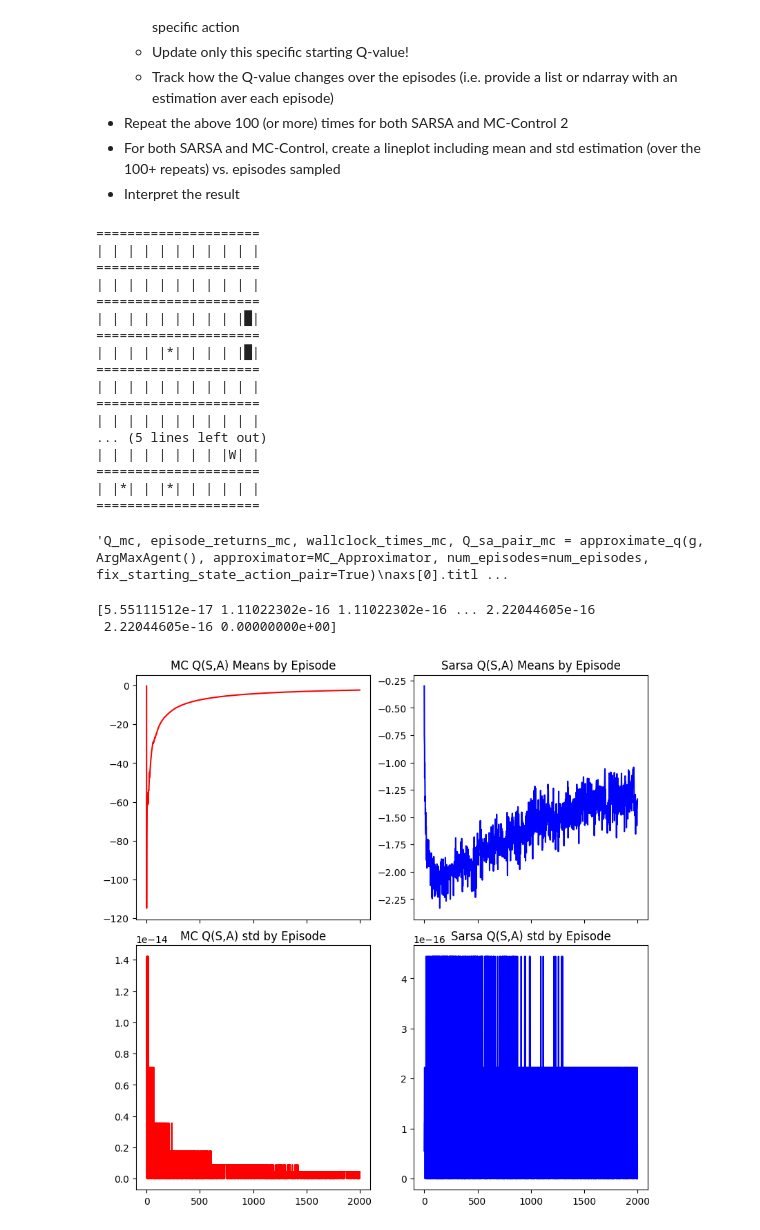
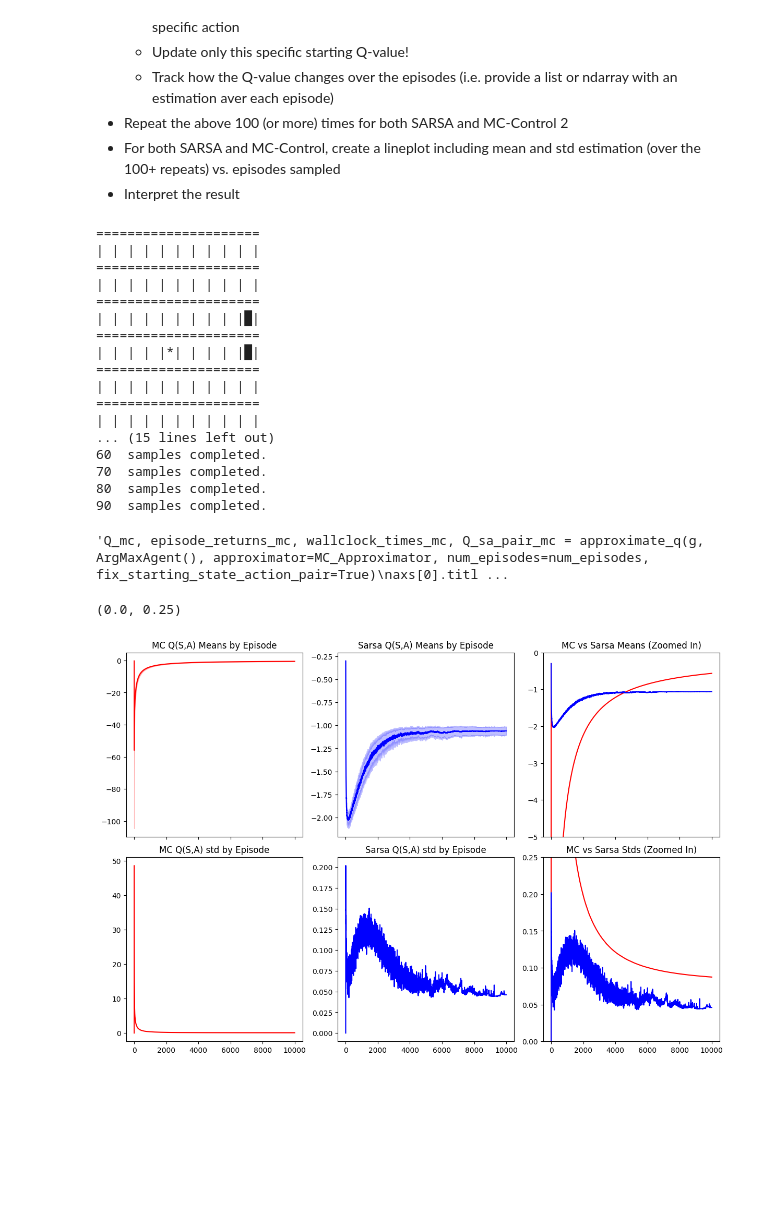
Before and after one commit to syntactic/DeepReinforcementLearning, a Jupyter notebook: Group9_HW3_solution.ipynb, the cells around one changed output. Drawn from its saved outputs; the diff is of its cells as text; code cells hidden in the pictures; blank space fills up the shorter version.

Commit message:
Several final updates by Celine, for getting the mean and standard deviations across 100 samples, with 10000 episodes, and interpreting the data.

```diff
--- a/Group9_HW3_solution.ipynb
+++ b/Group9_HW3_solution.ipynb
@@ -542,14 +387,0 @@ def approximate_q_sarsa(gridworld: GridWorld, agent: Agent, gamma=0.95, alpha=0.
-# %%
-"""Test approximate_q"""
-random.seed(0)
-height = 8
-width = 8
-num_episodes = 5000
-g = GridWorld(height, width, complex=True)
-print(g) # print the gridworld
-
-# here, returns is an average return value over the entire grid for each episode.
-# (ex. returns[0] is the avg. return from ep 1, returns[1] is the avg. return from ep 2)
-#(Q, returns, times) = approximate_q_mc(g, ArgMaxAgent(), num_episodes=num_episodes, track=True)
-
-(Q, returns, times) = approximate_q_sarsa(g, ArgMaxAgent(), num_episodes=num_episodes, track=True)
@@ -834,12 +651,12 @@ import numpy as np
 
 height = 10
 width = 10
-num_episodes = 2000
+num_episodes = 10000
 g = GridWorld(height, width, complex=True, win_state=State(height-2, width-2), num_walls=3, num_warps=3)
 print(g) # print the gridworld
 random.seed(0)
 
-num_samples = 10
+num_samples = 100
 mc_samples = np.zeros((num_samples, num_episodes))
 sarsa_samples = np.zeros((num_samples, num_episodes))
 
@@ -852,6 +669,9 @@ for s in range(num_samples):
 
     mc_samples[s,:] = Q_sa_pair_mc
     sarsa_samples[s,:] = Q_sa_pair_sarsa
+
+    if s%10 == 0:
+        print(s, " samples completed.")
 
 #mc_by_episode = np.zeros((num_episodes, 2)) # 0 means, 1 stds
 #sarsa_by_episode = np.zeros((num_episodes, 2))
@@ -889,32 +709,47 @@ axs[1].plot(range(num_episodes), Q_sa_pair_sarsa)"""
 | | | | | | | | | | |
 =====================
 | | | | | | | | | | |
-... (5 lines left out)
-| | | | | | | | |W| |
-=====================
-| |*| | |*| | | | | |
-=====================
+... (15 lines left out)
+60  samples completed.
+70  samples completed.
+80  samples completed.
+90  samples completed.
 'Q_mc, episode_returns_mc, wallclock_times_mc, Q_sa_pair_mc = approximate_q(g, ArgMaxAgent(), approximator=MC_Approximator, num_episodes=num_episodes, fix_starting_state_action_pair=True)\naxs[0].titl ...
 # %%
 """ plots the mean return (first row) and mean std (second row) for each episode """
-fig, axs = plt.subplots(2,2,layout='constrained',sharex=True, figsize=(8,8))
+fig, axs = plt.subplots(2,3,layout='constrained',sharex=True, figsize=(12,8))
 
 axs[0,0].plot(np.arange(num_episodes), mc_means_by_episode, color = 'red')
+axs[0,0].fill_between(np.arange(num_episodes), mc_means_by_episode - mc_stds_by_episode,
+                      mc_means_by_episode + mc_stds_by_episode,
+                      color = 'red', alpha=0.25)
 axs[0,0].set_title("MC Q(S,A) Means by Episode")
+
 axs[0,1].plot(np.arange(num_episodes), sarsa_means_by_episode, color = 'blue')
+axs[0,1].fill_between(np.arange(num_episodes), sarsa_means_by_episode - sarsa_stds_by_episode,
+                      sarsa_means_by_episode + sarsa_stds_by_episode,
+                      color = 'blue', alpha=0.25)
 axs[0,1].set_title("Sarsa Q(S,A) Means by Episode")
 
 axs[1,0].plot(np.arange(num_episodes), mc_stds_by_episode, color = 'red')
 axs[1,0].set_title("MC Q(S,A) std by Episode")
 axs[1,1].plot(np.arange(num_episodes), sarsa_stds_by_episode, color = 'blue')
 axs[1,1].set_title("Sarsa Q(S,A) std by Episode")
 
-#axs[0,0].get_shared_y_axes().join(axs[0,0], axs[0,1])
-#axs[1,0].get_shared_y_axes().join(axs[1,0], axs[1,1])
+axs[0,2].plot(np.arange(num_episodes), mc_means_by_episode, color = 'red')
+axs[0,2].plot(np.arange(num_episodes), sarsa_means_by_episode, color = 'blue')
+axs[0,2].set_title("MC vs Sarsa Means (Zoomed In)")
+
+axs[1,2].plot(np.arange(num_episodes), mc_stds_by_episode, color = 'red')
+axs[1,2].plot(np.arange(num_episodes), sarsa_stds_by_episode, color = 'blue')
+
+axs[1,2].set_title("MC vs Sarsa Stds (Zoomed In)")
+
+axs[0,2].set_ylim(-5,0)
+axs[1,2].set_ylim(0,0.25)
 # %% [output]
-[5.55111512e-17 1.11022302e-16 1.11022302e-16 ... 2.22044605e-16
- 2.22044605e-16 0.00000000e+00]
+(0.0, 0.25)
-[figure, old version]
+[figure, new version]
 # %% [markdown]
 Variance-Bias Tradeoff
 ----
```
Also changed, not shown: parts of 8 cells of this notebook.
